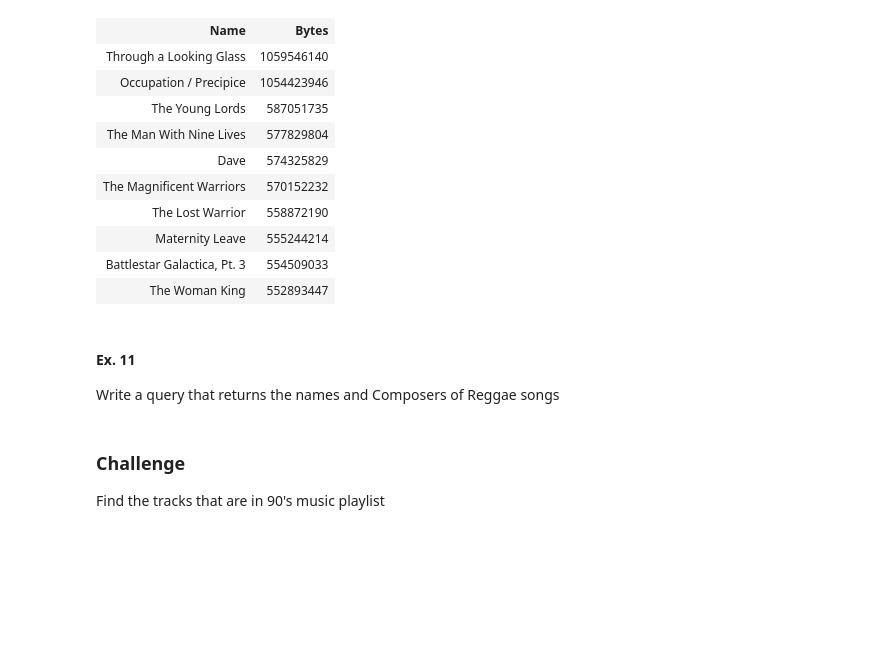
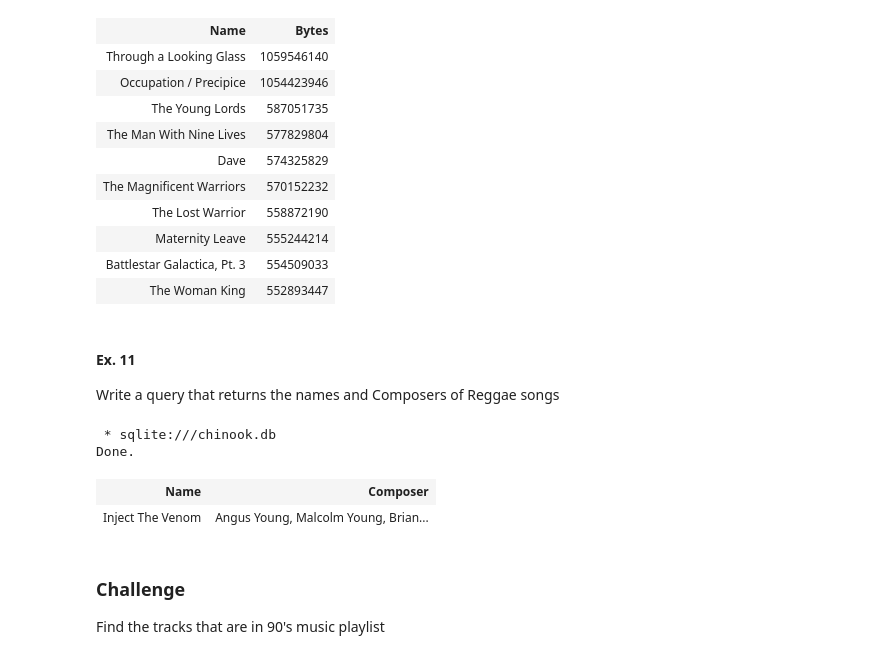
Before and after one commit to nartehi/CSC330-Introduction-to-SQL-T6, a Jupyter notebook: SQL_tutorial.ipynb, the cells around one changed output. Drawn from its saved outputs; the diff is of its cells as text; code cells hidden in the pictures; blank space fills up the shorter version.

```diff
--- a/SQL_tutorial.ipynb
+++ b/SQL_tutorial.ipynb
@@ -300,6 +300,14 @@ Write a query that returns the names and Composers of Reggae songs
 # %%
 %%sql
 -- Write your query here
+---SELECT Name, Composer FROM tracks GROUP BY
+--GenreId LIKE '%Reggae%'
+SELECT Name, Composer FROM Tracks WHERE TrackId IN (SELECT GenreId FROM genres WHERE Name LIKE '%Reggae%');
+# %% [output]
+ * sqlite:///chinook.db
+Done.
+| Name | Composer |
+| Inject The Venom | Angus Young, Malcolm Young, Brian... |
 # %% [markdown]
 ### Challenge
 Find the tracks that are in 90's music playlist
```
Also changed, not shown: parts of 1 cell of this notebook.
